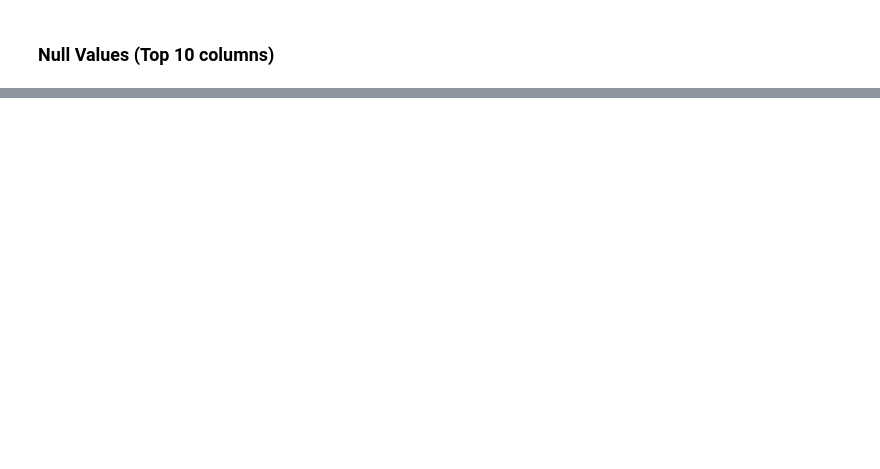
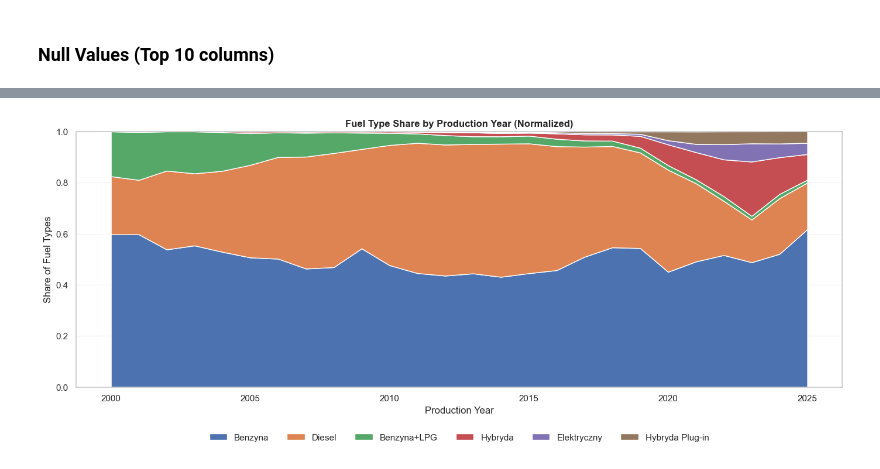
Before and after one commit to LukaszLukaszP/automotive_data_project, a Jupyter notebook: notebooks/eda_automotive_listings.ipynb, the cells around one changed output, grey strips where cells are left out. Drawn from its saved outputs; the diff is of its cells as text; code cells hidden in the pictures; blank space fills up the shorter version.

```diff
--- a/notebooks/eda_automotive_listings.ipynb
+++ b/notebooks/eda_automotive_listings.ipynb
@@ -95,0 +241,3 @@ dtype: int64
+# %%
+df_fuel_agg = df.groupby(['fuel_type', 'production_year']).size().reset_index(name='count')
+df_fuel_agg = df_fuel_agg.pivot(index='production_year', columns='fuel_type', values='count').fillna(0)
@@ -95,0 +265,25 @@ dtype: int64
+# %%
+fuel_percent = df_fuel_agg.div(df_fuel_agg.sum(axis=1), axis=0)
+main_fuels = fuel_percent[['Benzyna', 'Diesel', 'Benzyna+LPG', 'Hybryda', 'Elektryczny', 'Hybryda Plug-in']]
+
+plt.figure(figsize=(14, 6))
+plt.stackplot(
+    main_fuels.index,
+    [main_fuels[col] for col in main_fuels.columns],
+    labels=main_fuels.columns
+)
+
+plt.legend(
+    loc='upper center',
+    bbox_to_anchor=(0.5, -0.15),  # przesunięcie w dół
+    ncol=6,
+    frameon=False
+)
+plt.title('Fuel Type Share by Production Year (Normalized)')
+plt.xlabel('Production Year')
+plt.ylabel('Share of Fuel Types')
+plt.ylim(0, 1)
+plt.tight_layout()
+plt.show()
+# %% [output]
+[figure, added]
```
Also changed, not shown: parts of 20 cells of this notebook.
